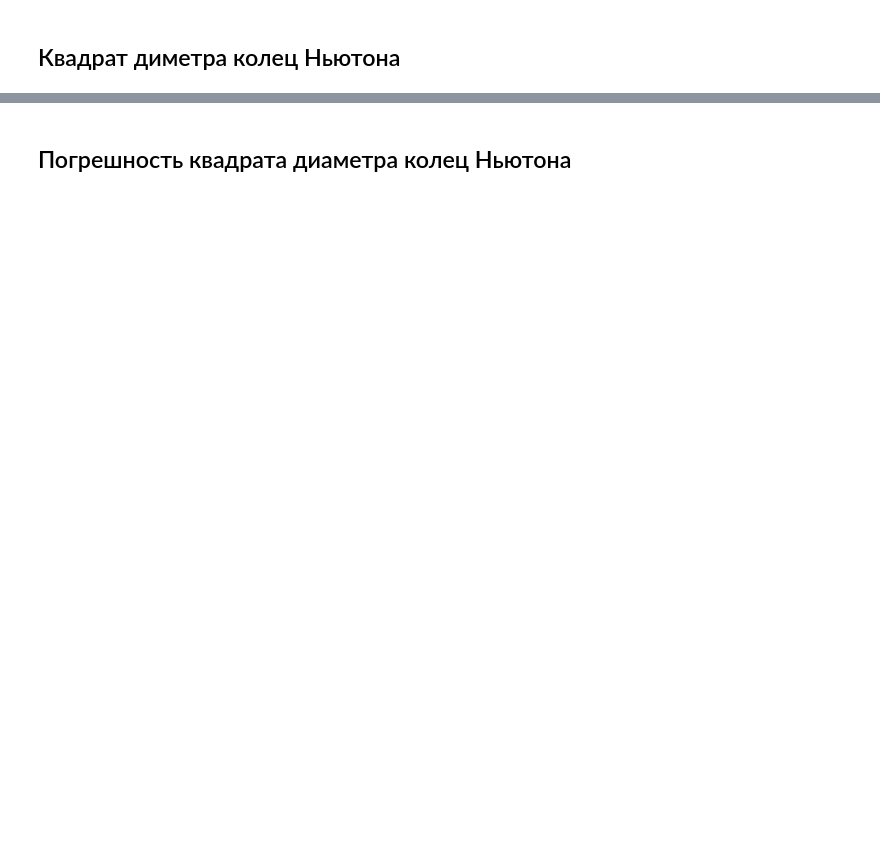
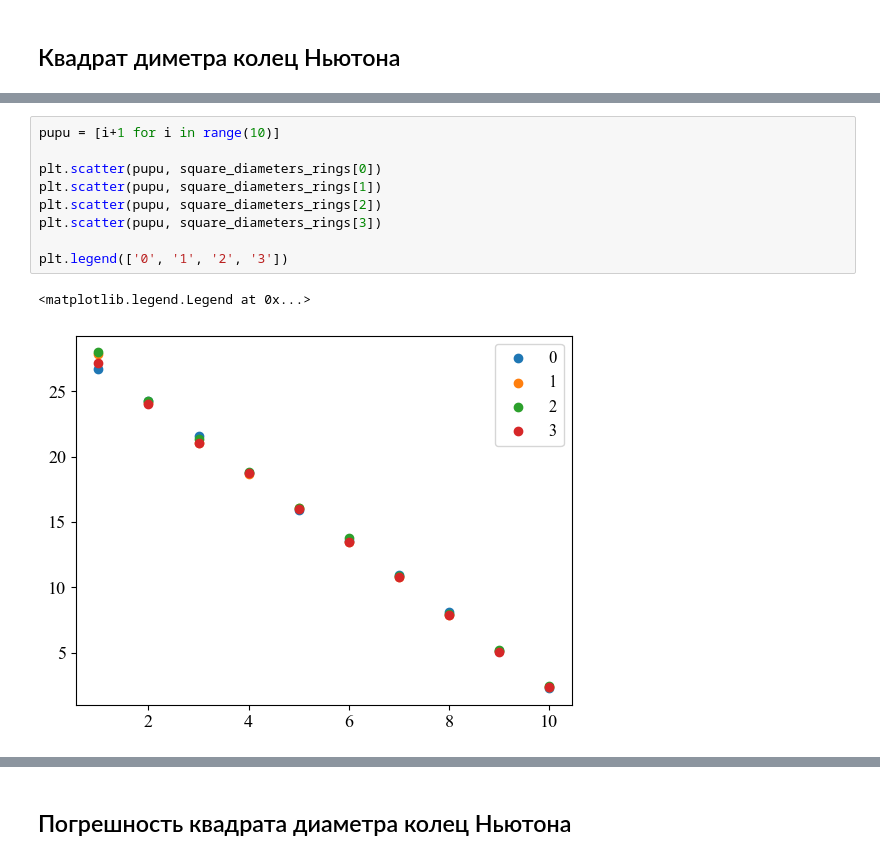
Before and after one commit to SerKin0/IBTC-physics-2k4s-latex-newton_ring, a Jupyter notebook: data/main.ipynb, the cells around one changed output, grey strips where cells are left out. Drawn from its saved outputs; the diff is of its cells as text; blank space fills up the shorter version.

```diff
--- a/data/main.ipynb
+++ b/data/main.ipynb
@@ -199,0 +264,12 @@ square_diameters_rings
+# %%
+pupu = [i+1 for i in range(10)]
+
+plt.scatter(pupu, square_diameters_rings[0])
+plt.scatter(pupu, square_diameters_rings[1])
+plt.scatter(pupu, square_diameters_rings[2])
+plt.scatter(pupu, square_diameters_rings[3])
+
+plt.legend(['0', '1', '2', '3'])
+# %% [output]
+<matplotlib.legend.Legend at 0x...>
+[figure, added]
```
Also changed, not shown: parts of 36 cells of this notebook, 1 other file.
